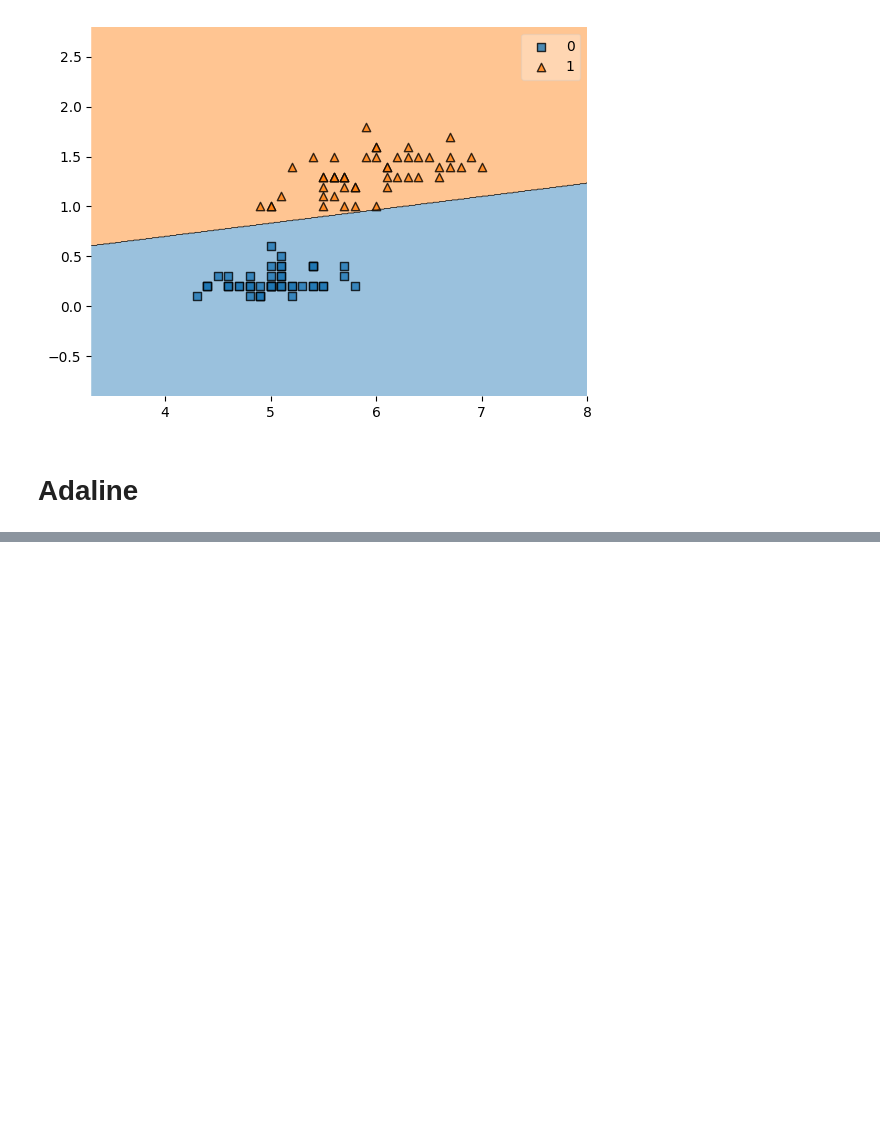
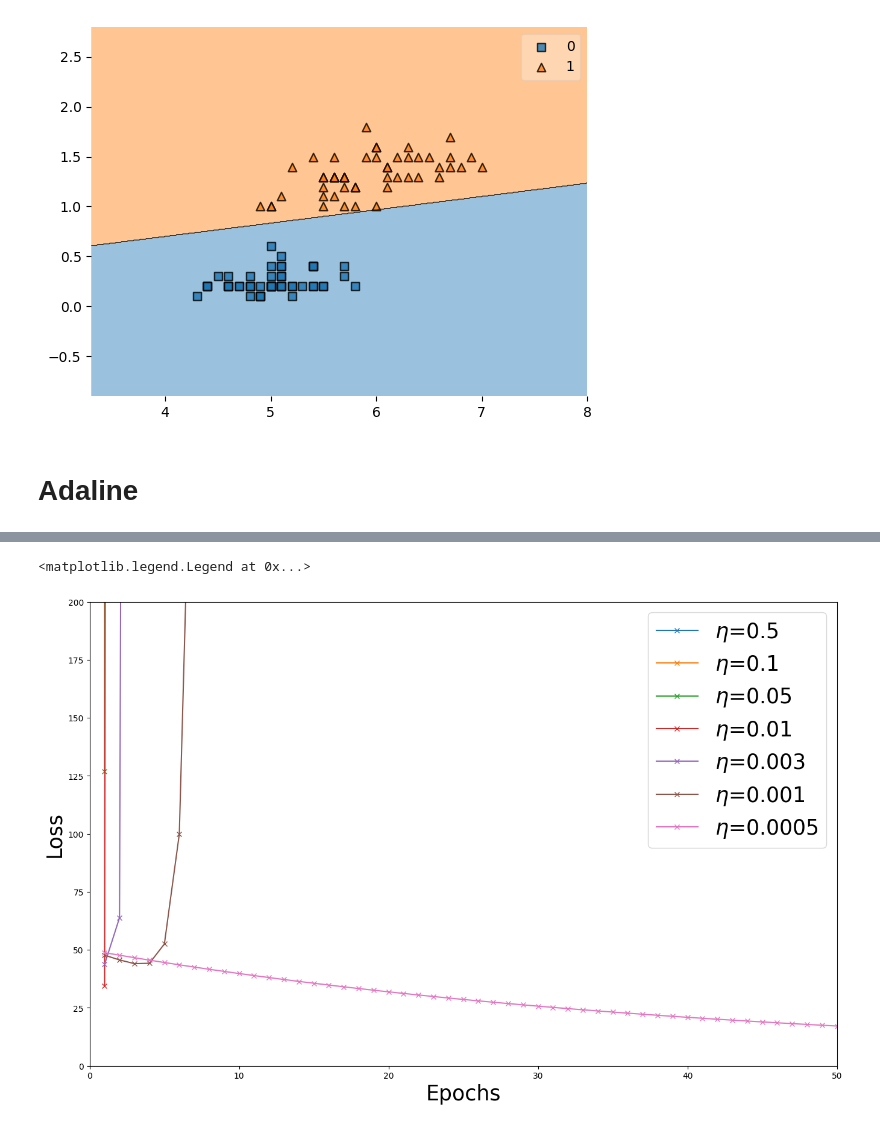
Before and after one commit to SandytheTraveller/ML-course-Labs, a Jupyter notebook: lecture_4.ipynb, the cells around one changed output, grey strips where cells are left out. Cells and saved outputs as stored; diff of their text form; code cells hidden in the pictures; blank space fills up the shorter version.

```diff
--- a/lecture_4.ipynb
+++ b/lecture_4.ipynb
@@ -199,0 +264,9 @@ class AdalineGD:
+# %%
+ada = Adaline(epochs=30,
+              eta=0.01,
+              minibatches=1, # for Gradient Descent Learning
+              random_seed=1,
+              print_progress=3
+)
+
+ada.fit(X, y)
@@ -199,0 +276,13 @@ class AdalineGD:
+# %%
+fig, ax = plt.subplots(figsize=(16, 10))
+for eta in [0.5, 0.1, 0.05, 0.01, 0.003, 0.001, 0.0005]:
+    ada_cls = Adaline(epochs=50, eta=eta, minibatches=1, random_seed=1).fit(X, y)
+    ax.plot(range(1, 51), ada_cls.cost_, label=f'$\eta$={eta}', marker='x')
+ax.set_ylim((0, 200))
+ax.set_xlim((0, 50))
+ax.set_xlabel('Epochs', size=25)
+ax.set_ylabel('Loss', size=25)
+ax.legend(fontsize=25)
+# %% [output]
+<matplotlib.legend.Legend at 0x...>
+[figure, added]
```
Also changed, not shown: parts of 13 cells of this notebook.
